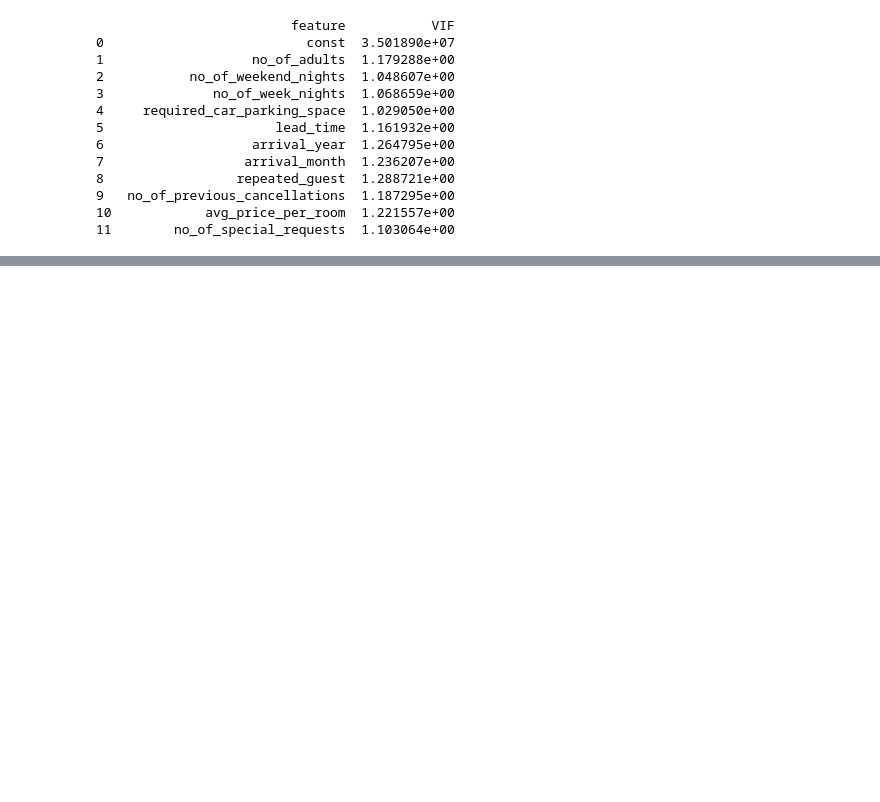
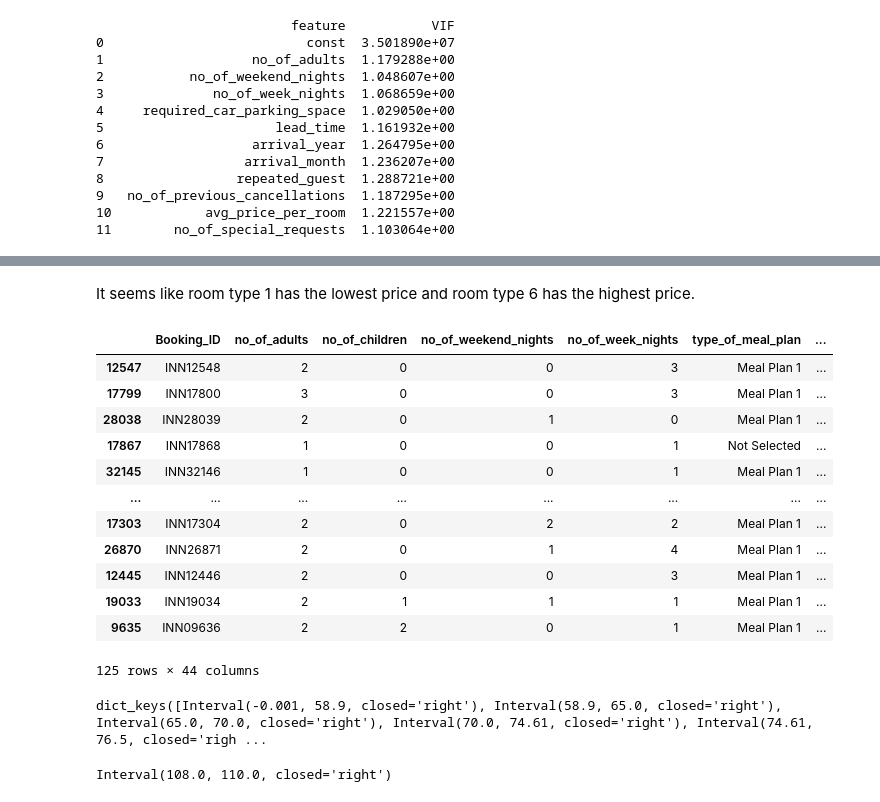
Before and after one commit to LinhNgaNguyen/STAT303-2-Project, a Jupyter notebook: Models - Autocorrelation.ipynb, the cells around one changed output, grey strips where cells are left out. Drawn from its saved outputs; the diff is of its cells as text; code cells hidden in the pictures; blank space fills up the shorter version.

```diff
--- a/Models - Autocorrelation.ipynb
+++ b/Models - Autocorrelation.ipynb
@@ -583,0 +640,28 @@ print(vif_data)
+# %% [markdown]
+It seems like room type 1 has the lowest price and room type 6 has the highest price.
+# %%
+## Price range of the 16th bin is between 108 and 110
+grouped = train.groupby(train.price_binned)
+grouped.head()
+# %% [output]
+|  | Booking_ID | no_of_adults | no_of_children | no_of_weekend_nights | no_of_week_nights | type_of_meal_plan | ... |
+| 12547 | INN12548 | 2 | 0 | 0 | 3 | Meal Plan 1 | ... |
+| 17799 | INN17800 | 3 | 0 | 0 | 3 | Meal Plan 1 | ... |
+| 28038 | INN28039 | 2 | 0 | 1 | 0 | Meal Plan 1 | ... |
+| 17867 | INN17868 | 1 | 0 | 0 | 1 | Not Selected | ... |
+| 32145 | INN32146 | 1 | 0 | 0 | 1 | Meal Plan 1 | ... |
+| ... | ... | ... | ... | ... | ... | ... | ... |
+| 17303 | INN17304 | 2 | 0 | 2 | 2 | Meal Plan 1 | ... |
+| 26870 | INN26871 | 2 | 0 | 1 | 4 | Meal Plan 1 | ... |
+| 12445 | INN12446 | 2 | 0 | 0 | 3 | Meal Plan 1 | ... |
+| 19033 | INN19034 | 2 | 1 | 1 | 1 | Meal Plan 1 | ... |
+| 9635 | INN09636 | 2 | 2 | 0 | 1 | Meal Plan 1 | ... |
+125 rows × 44 columns
+# %%
+grouped.groups.keys()
+# %% [output]
+dict_keys([Interval(-0.001, 58.9, closed='right'), Interval(58.9, 65.0, closed='right'), Interval(65.0, 70.0, closed='right'), Interval(70.0, 74.61, closed='right'), Interval(74.61, 76.5, closed='righ ...
+# %%
+list(grouped.groups.keys())[15]
+# %% [output]
+Interval(108.0, 110.0, closed='right')
```
Also changed, not shown: parts of 21 cells of this notebook, 2 other files.
